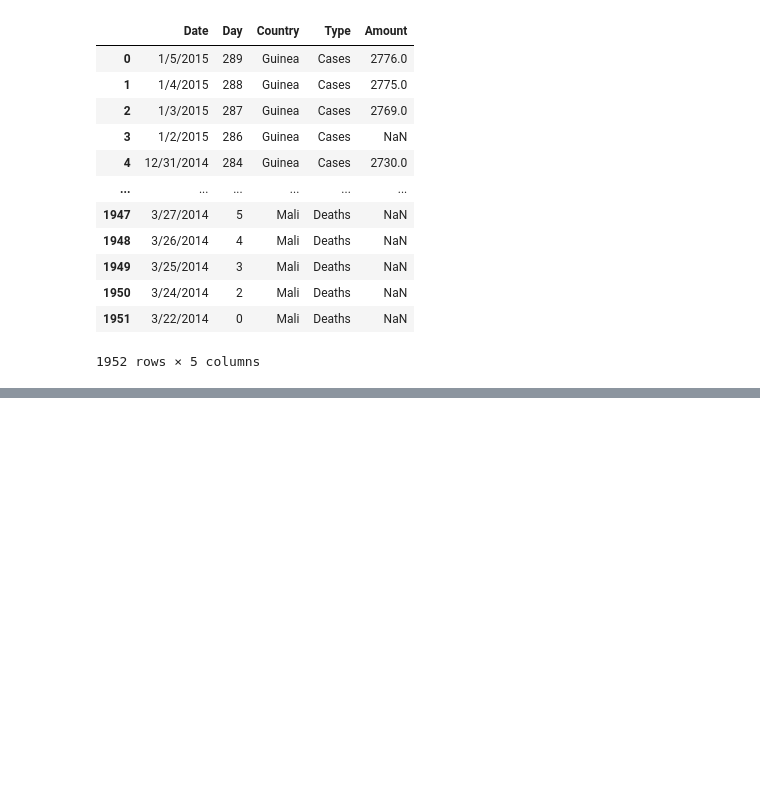
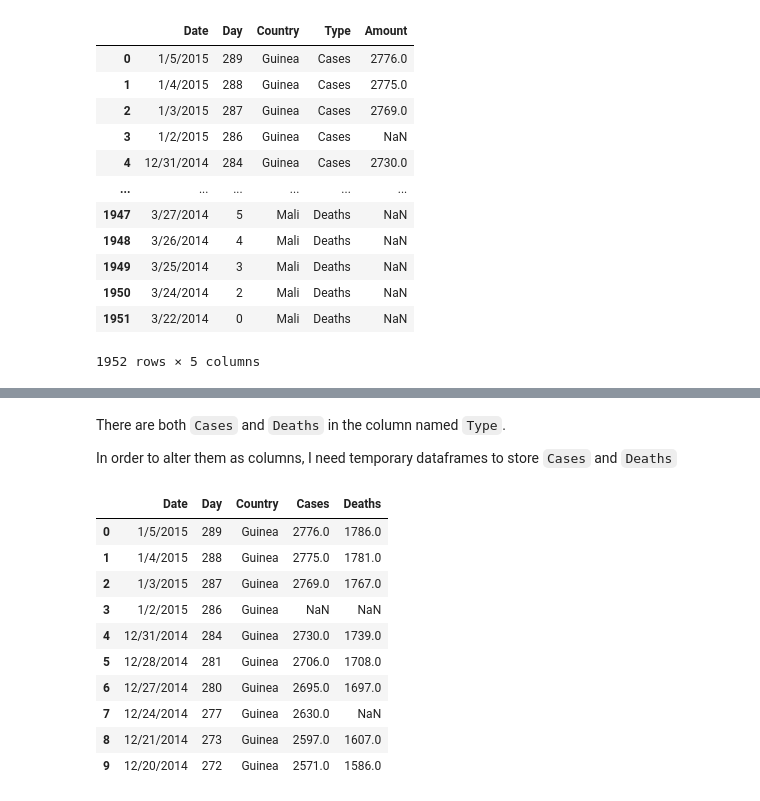
Before and after one commit to tw7366/Projects, a Jupyter notebook: Projects/Cleansing and Tidying Data.ipynb, the cells around one changed output, grey strips where cells are left out. Saved outputs shown, nothing was run; the diff lists cells and outputs as text; code cells hidden in the pictures; blank space fills up the shorter version.

Commit message:
added a tidy country dataframe, finished #4

```diff
--- a/Projects/Cleansing and Tidying Data.ipynb
+++ b/Projects/Cleansing and Tidying Data.ipynb
@@ -370,0 +385,29 @@ melted_country
+# %% [markdown]
+There are both `Cases` and `Deaths` in the column named `Type`.
+
+In order to alter them as columns, I need temporary dataframes to store `Cases` and `Deaths`
+# %%
+# I have to split cases and deaths, so used loc to create separate dataframes
+cases_df = melted_country.copy().loc[melted_country['Type']=='Cases']
+cases_df.drop(columns='Type', inplace=True)
+cases_df.rename(columns={'Amount':'Cases'}, inplace=True)
+deaths_df = melted_country.copy().loc[melted_country['Type']=='Deaths']
+deaths_df.drop(columns='Type', inplace=True)
+deaths_df.rename(columns={'Amount':'Deaths'}, inplace=True)
+
+# join two tables on date, country, and day
+tidy_country = cases_df.merge(deaths_df, on=['Date', 'Country', 'Day'])
+# %%
+tidy_country.head(10)
+# %% [output]
+|  | Date | Day | Country | Cases | Deaths |
+| 0 | 1/5/2015 | 289 | Guinea | 2776.0 | 1786.0 |
+| 1 | 1/4/2015 | 288 | Guinea | 2775.0 | 1781.0 |
+| 2 | 1/3/2015 | 287 | Guinea | 2769.0 | 1767.0 |
+| 3 | 1/2/2015 | 286 | Guinea | NaN | NaN |
+| 4 | 12/31/2014 | 284 | Guinea | 2730.0 | 1739.0 |
+| 5 | 12/28/2014 | 281 | Guinea | 2706.0 | 1708.0 |
+| 6 | 12/27/2014 | 280 | Guinea | 2695.0 | 1697.0 |
+| 7 | 12/24/2014 | 277 | Guinea | 2630.0 | NaN |
+| 8 | 12/21/2014 | 273 | Guinea | 2597.0 | 1607.0 |
+| 9 | 12/20/2014 | 272 | Guinea | 2571.0 | 1586.0 |
```
Also changed, not shown: parts of 4 cells of this notebook.
